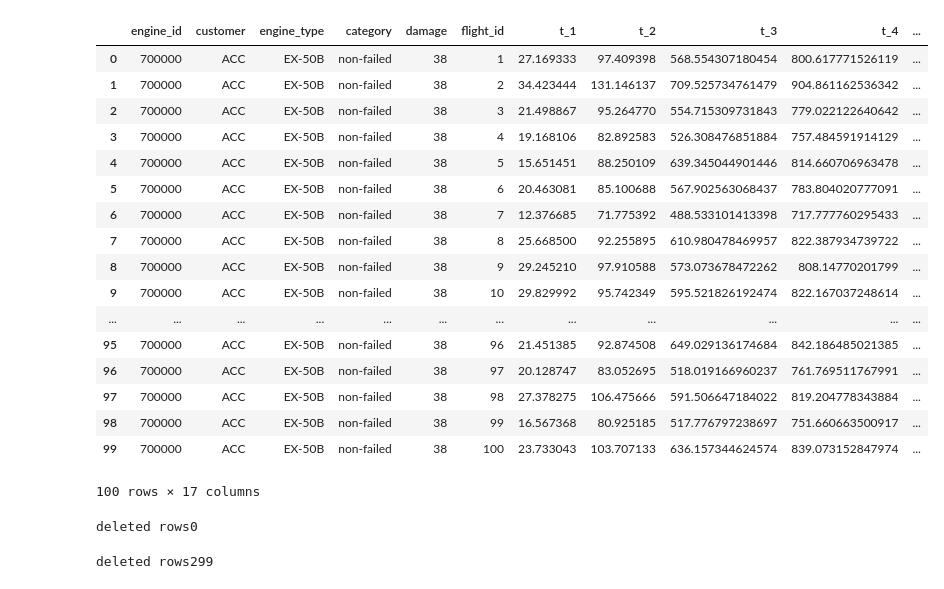
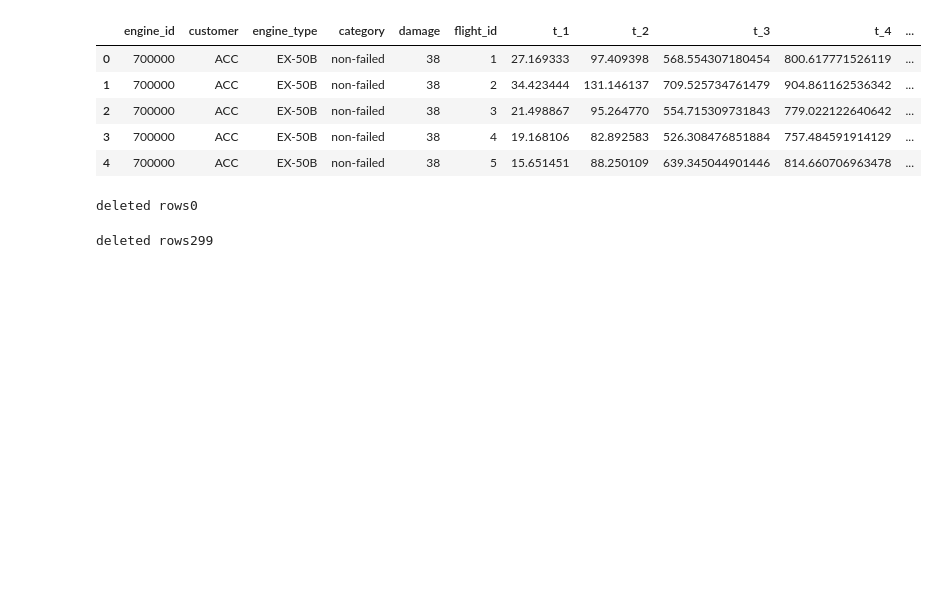
Before and after one commit to tuffk/computo-cognitivo, a Jupyter notebook: jupyter/practica p1.ipynb, the cells around one changed output. Cells and saved outputs as stored; diff of their text form; code cells hidden in the pictures; blank space fills up the shorter version.

```diff
--- a/jupyter/practica p1.ipynb
+++ b/jupyter/practica p1.ipynb
@@ -12,26 +12,14 @@ import tensorflow as tf
 bdmg = pd.read_csv('../files/blade_damage_assessment.csv', low_memory=False)
 #bdmgtest = pd.read_csv('../files/blade_damage_assessment_test.csv', low_memory=False)
 # %%
-bdmg.head(100)
+bdmg.head(5)
 # %% [output]
 |  | engine_id | customer | engine_type | category | damage | flight_id | t_1 | t_2 | t_3 | t_4 | ... |
 | 0 | 700000 | ACC | EX-50B | non-failed | 38 | 1 | 27.169333 | 97.409398 | 568.554307180454 | 800.617771526119 | ... |
 | 1 | 700000 | ACC | EX-50B | non-failed | 38 | 2 | 34.423444 | 131.146137 | 709.525734761479 | 904.861162536342 | ... |
 | 2 | 700000 | ACC | EX-50B | non-failed | 38 | 3 | 21.498867 | 95.264770 | 554.715309731843 | 779.022122640642 | ... |
 | 3 | 700000 | ACC | EX-50B | non-failed | 38 | 4 | 19.168106 | 82.892583 | 526.308476851884 | 757.484591914129 | ... |
 | 4 | 700000 | ACC | EX-50B | non-failed | 38 | 5 | 15.651451 | 88.250109 | 639.345044901446 | 814.660706963478 | ... |
-| 5 | 700000 | ACC | EX-50B | non-failed | 38 | 6 | 20.463081 | 85.100688 | 567.902563068437 | 783.804020777091 | ... |
-| 6 | 700000 | ACC | EX-50B | non-failed | 38 | 7 | 12.376685 | 71.775392 | 488.533101413398 | 717.777760295433 | ... |
-| 7 | 700000 | ACC | EX-50B | non-failed | 38 | 8 | 25.668500 | 92.255895 | 610.980478469957 | 822.387934739722 | ... |
-| 8 | 700000 | ACC | EX-50B | non-failed | 38 | 9 | 29.245210 | 97.910588 | 573.073678472262 | 808.14770201799 | ... |
-| 9 | 700000 | ACC | EX-50B | non-failed | 38 | 10 | 29.829992 | 95.742349 | 595.521826192474 | 822.167037248614 | ... |
-| ... | ... | ... | ... | ... | ... | ... | ... | ... | ... | ... | ... |
-| 95 | 700000 | ACC | EX-50B | non-failed | 38 | 96 | 21.451385 | 92.874508 | 649.029136174684 | 842.186485021385 | ... |
-| 96 | 700000 | ACC | EX-50B | non-failed | 38 | 97 | 20.128747 | 83.052695 | 518.019166960237 | 761.769511767991 | ... |
-| 97 | 700000 | ACC | EX-50B | non-failed | 38 | 98 | 27.378275 | 106.475666 | 591.506647184022 | 819.204778343884 | ... |
-| 98 | 700000 | ACC | EX-50B | non-failed | 38 | 99 | 16.567368 | 80.925185 | 517.776797238697 | 751.660663500917 | ... |
-| 99 | 700000 | ACC | EX-50B | non-failed | 38 | 100 | 23.733043 | 103.707133 | 636.157344624574 | 839.073152847974 | ... |
-100 rows × 17 columns
 # %%
 #pre clean - all na
 totorg = bdmg.shape[0]
```
Also changed, not shown: 6 other files.
